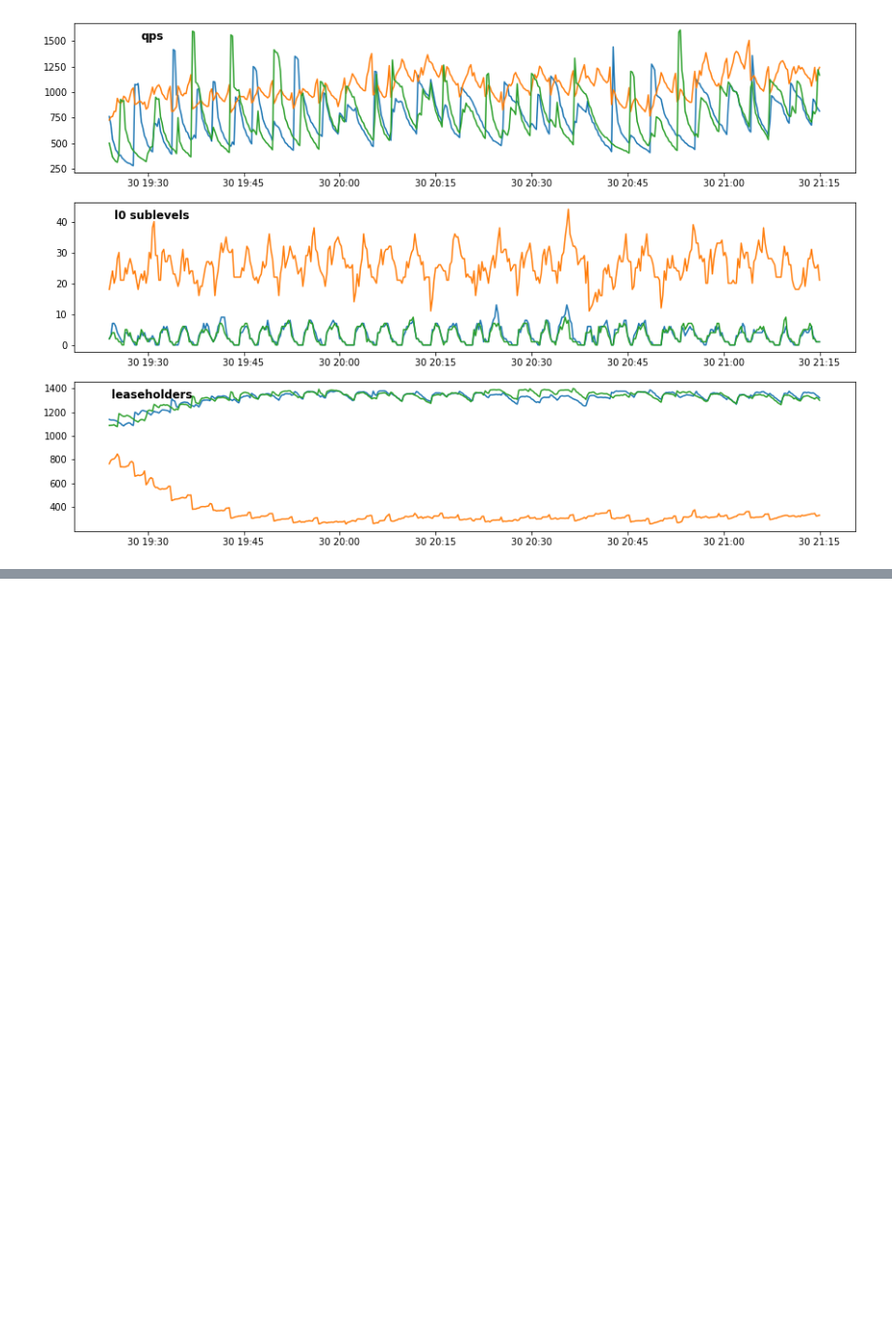
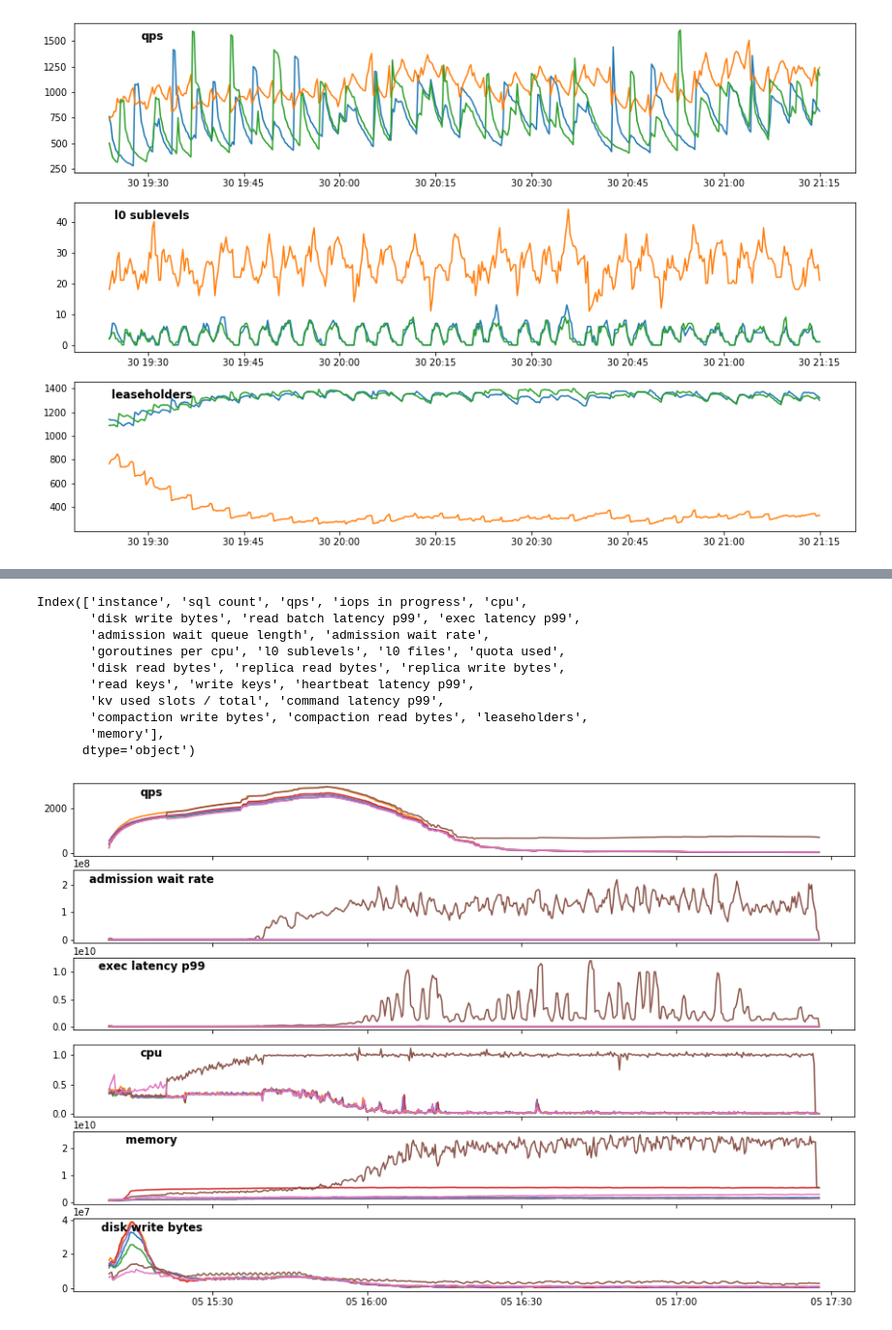
Before and after one commit to kvoli/alloc-signals, a Jupyter notebook: signals.ipynb, the cells around one changed output, grey strips where cells are left out. Shown at 97% size. Saved outputs shown, nothing was run; the diff lists cells and outputs as text; code cells hidden in the pictures; blank space fills up the shorter version.

```diff
--- a/signals.ipynb
+++ b/signals.ipynb
@@ -131,0 +154,14 @@ Index(['instance', 'sql count', 'qps', 'iops in progress', 'cpu',
+# %%
+plot_columns("kv95-pinned","2022-09-05 15:10:00", "2022-09-05 17:30:00", "kv95-pinned-imbalance", ["qps", "admission wait rate", "exec latency p99", "cpu", "memory", "disk write bytes"])
+# %% [output]
+Index(['instance', 'sql count', 'qps', 'iops in progress', 'cpu',
+       'disk write bytes', 'read batch latency p99', 'exec latency p99',
+       'admission wait queue length', 'admission wait rate',
+       'goroutines per cpu', 'l0 sublevels', 'l0 files', 'quota used',
+       'disk read bytes', 'replica read bytes', 'replica write bytes',
+       'read keys', 'write keys', 'heartbeat latency p99',
+       'kv used slots / total', 'command latency p99',
+       'compaction write bytes', 'compaction read bytes', 'leaseholders',
+       'memory'],
+      dtype='object')
+[figure, added]
```
Also changed, not shown: parts of 6 cells of this notebook.
